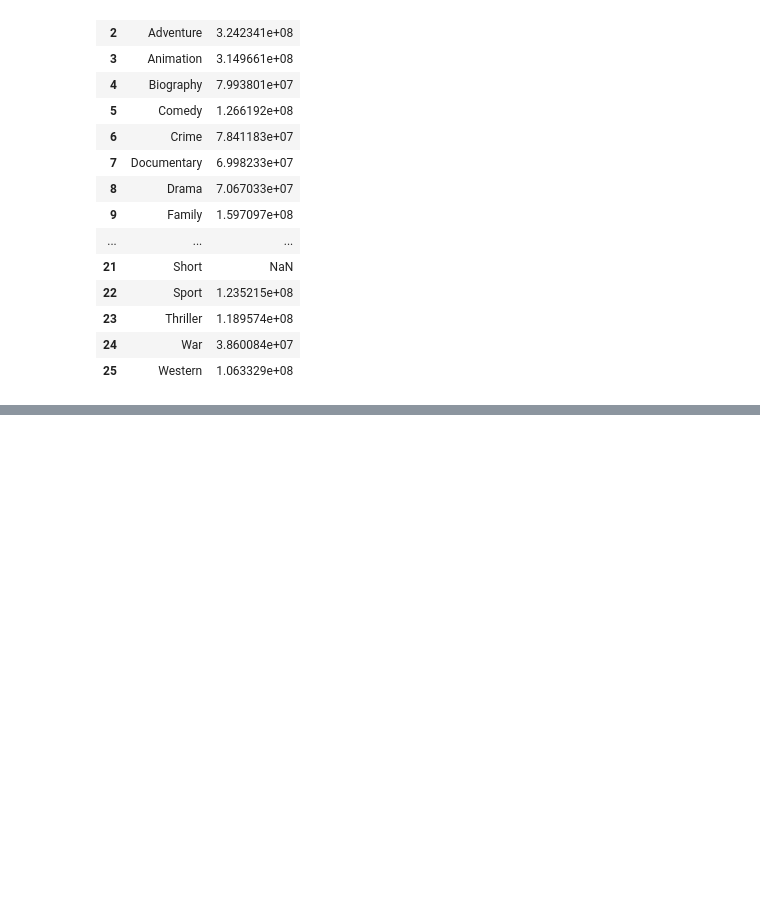
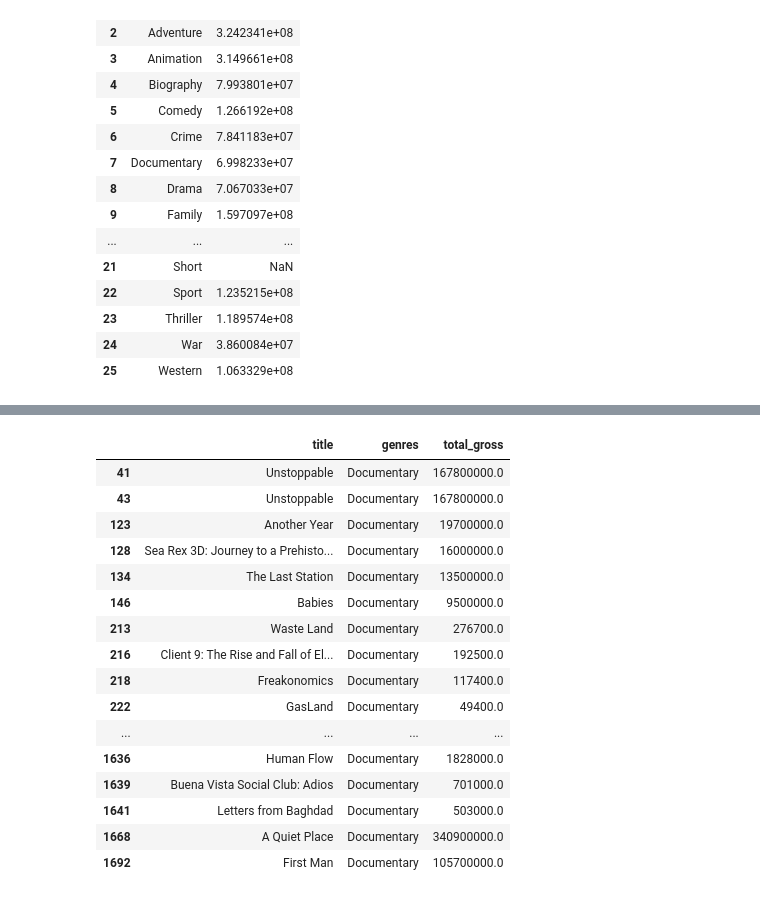
Before and after one commit to raizelistaken/project1_MovieDataAnalysis, a Jupyter notebook: Question3 Branch.ipynb, the cells around one changed output, grey strips where cells are left out. Saved outputs shown, nothing was run; the diff lists cells and outputs as text; code cells hidden in the pictures; blank space fills up the shorter version.

```diff
--- a/Question3 Branch.ipynb
+++ b/Question3 Branch.ipynb
@@ -248,0 +315,20 @@ genre_gross_dict.head(26)
+# %%
+master_df.loc[(master_df['genres']) == 'Documentary']
+# %% [output]
+|  | title | genres | total_gross |
+| 41 | Unstoppable | Documentary | 167800000.0 |
+| 43 | Unstoppable | Documentary | 167800000.0 |
+| 123 | Another Year | Documentary | 19700000.0 |
+| 128 | Sea Rex 3D: Journey to a Prehisto... | Documentary | 16000000.0 |
+| 134 | The Last Station | Documentary | 13500000.0 |
+| 146 | Babies | Documentary | 9500000.0 |
+| 213 | Waste Land | Documentary | 276700.0 |
+| 216 | Client 9: The Rise and Fall of El... | Documentary | 192500.0 |
+| 218 | Freakonomics | Documentary | 117400.0 |
+| 222 | GasLand | Documentary | 49400.0 |
+| ... | ... | ... | ... |
+| 1636 | Human Flow | Documentary | 1828000.0 |
+| 1639 | Buena Vista Social Club: Adios | Documentary | 701000.0 |
+| 1641 | Letters from Baghdad | Documentary | 503000.0 |
+| 1668 | A Quiet Place | Documentary | 340900000.0 |
+| 1692 | First Man | Documentary | 105700000.0 |
```
Also changed, not shown: parts of 28 cells of this notebook, 5 other files.
